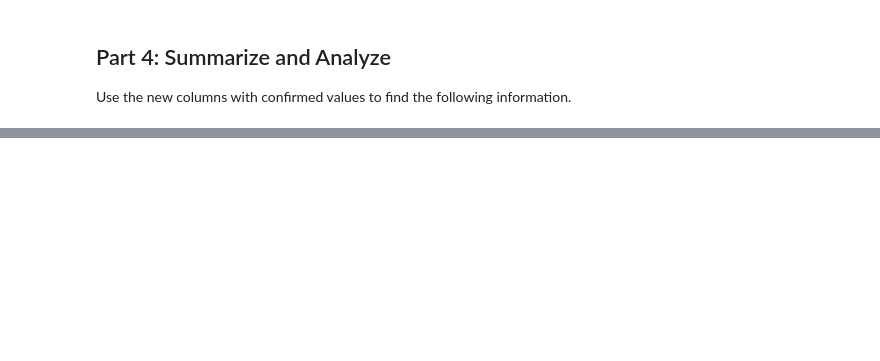
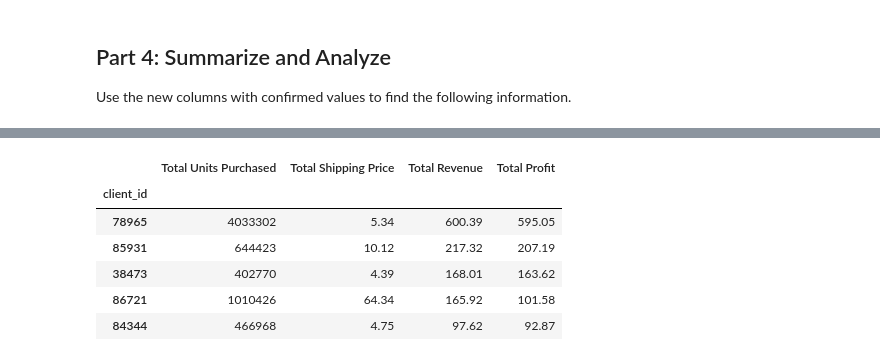
Before and after one commit to jbgraham073/pandas-challenge-1, a Jupyter notebook: module_4_challenge.ipynb, the cells around one changed output, grey strips where cells are left out. Saved outputs shown, nothing was run; the diff lists cells and outputs as text; code cells hidden in the pictures; blank space fills up the shorter version.

```diff
--- a/module_4_challenge.ipynb
+++ b/module_4_challenge.ipynb
@@ -123,6 +254,27 @@ Use the new columns with confirmed values to find the following information.
 # %%
 # Format the data and rename the columns
 # to names suitable for presentation.
 # Currency should be in millions of dollars.
+summary_df.rename(columns={
+    'client_id': 'Client ID',
+    'qty': 'Total Units Purchased',
+    'shipping_price': 'Total Shipping Price',
+    'total_price': 'Total Revenue',
+    'total_profit': 'Total Profit'
+}, inplace=True)
+
+summary_df['Total Revenue'] = (summary_df['Total Revenue'] / 1_000_000).round(2)
+summary_df['Total Profit'] = (summary_df['Total Profit'] / 1_000_000).round(2)
+summary_df['Total Shipping Price'] = (summary_df['Total Shipping Price'] / 1_000_000).round(2)
+
+summary_df
+# %% [output]
+|  | Total Units Purchased | Total Shipping Price | Total Revenue | Total Profit |
+| client_id |  |  |  |  |
+| 78965 | 4033302 | 5.34 | 600.39 | 595.05 |
+| 85931 | 644423 | 10.12 | 217.32 | 207.19 |
+| 38473 | 402770 | 4.39 | 168.01 | 163.62 |
+| 86721 | 1010426 | 64.34 | 165.92 | 101.58 |
+| 84344 | 466968 | 4.75 | 97.62 | 92.87 |
 # %%
 # Sort the updated data by "Total Profit" form highest to lowest
```
Also changed, not shown: parts of 17 cells of this notebook.
